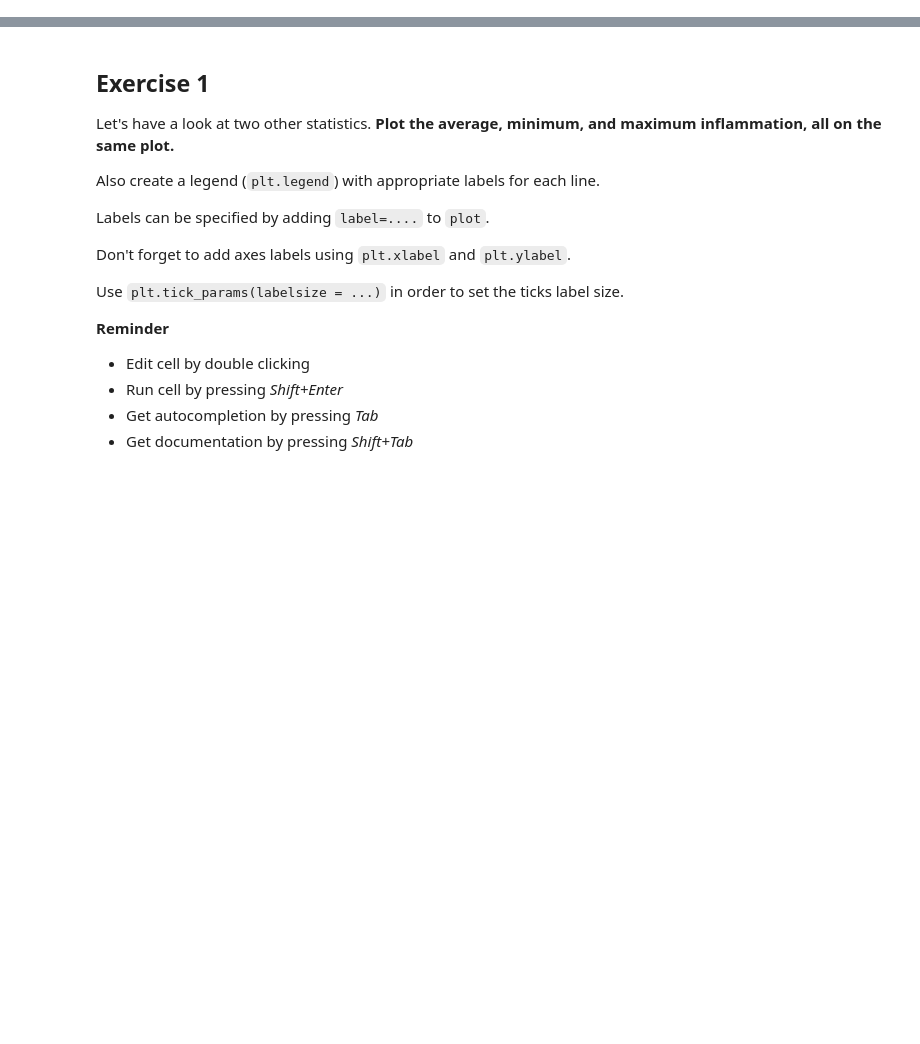
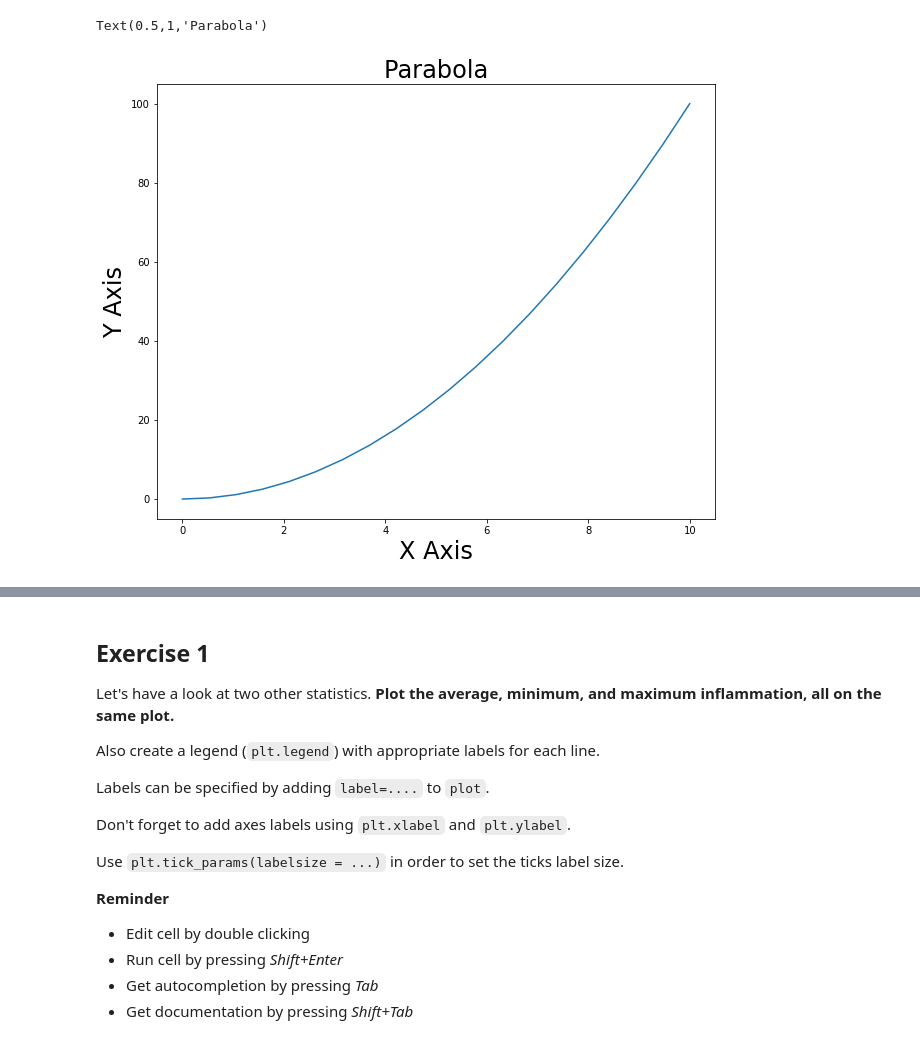
Before and after one commit to faigyb/python4ml, a Jupyter notebook: matplotlib.ipynb, the cells around one changed output, grey strips where cells are left out. Drawn from its saved outputs; the diff is of its cells as text; code cells hidden in the pictures; blank space fills up the shorter version.

```diff
--- a/matplotlib.ipynb
+++ b/matplotlib.ipynb
@@ -87,0 +75,9 @@ Here, we have put the average per day across all patients in the variable `avg_i
+# %%
+plt.figure(figsize=(10, 8))
+plt.plot(x, x**2)
+plt.xlabel('X Axis', fontsize=24)
+plt.ylabel('Y Axis', fontsize=24)
+plt.title('Parabola', fontsize=24)
+# %% [output]
+Text(0.5,1,'Parabola')
+[figure, added]
```
Also changed, not shown: parts of 49 cells of this notebook, 4 other files.
